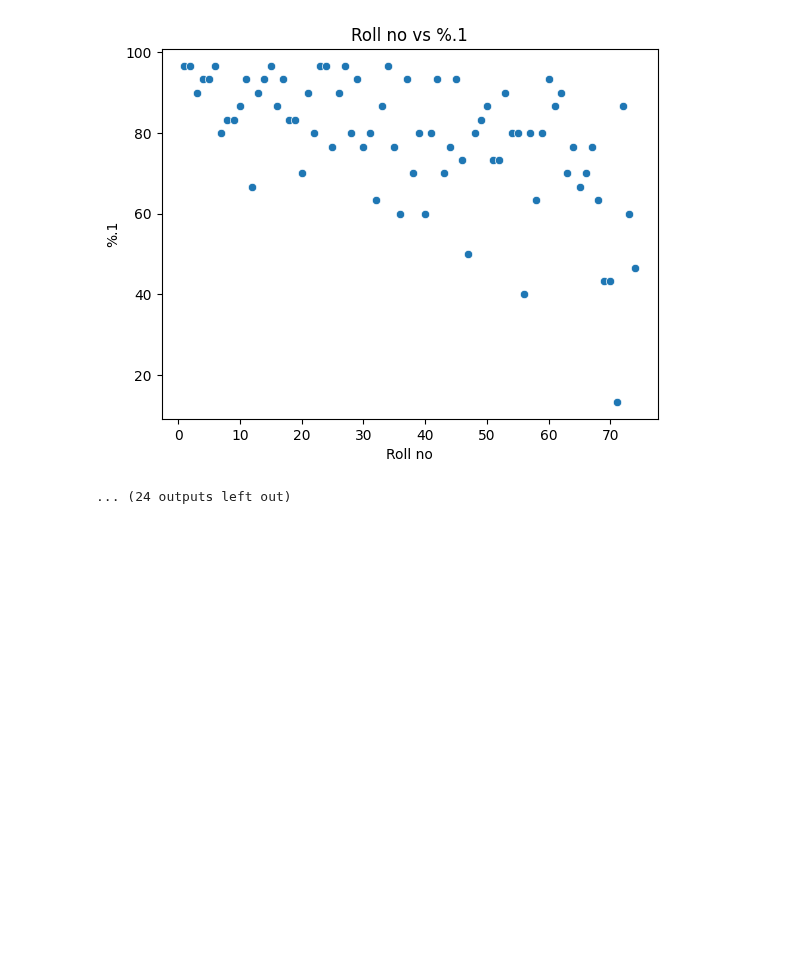
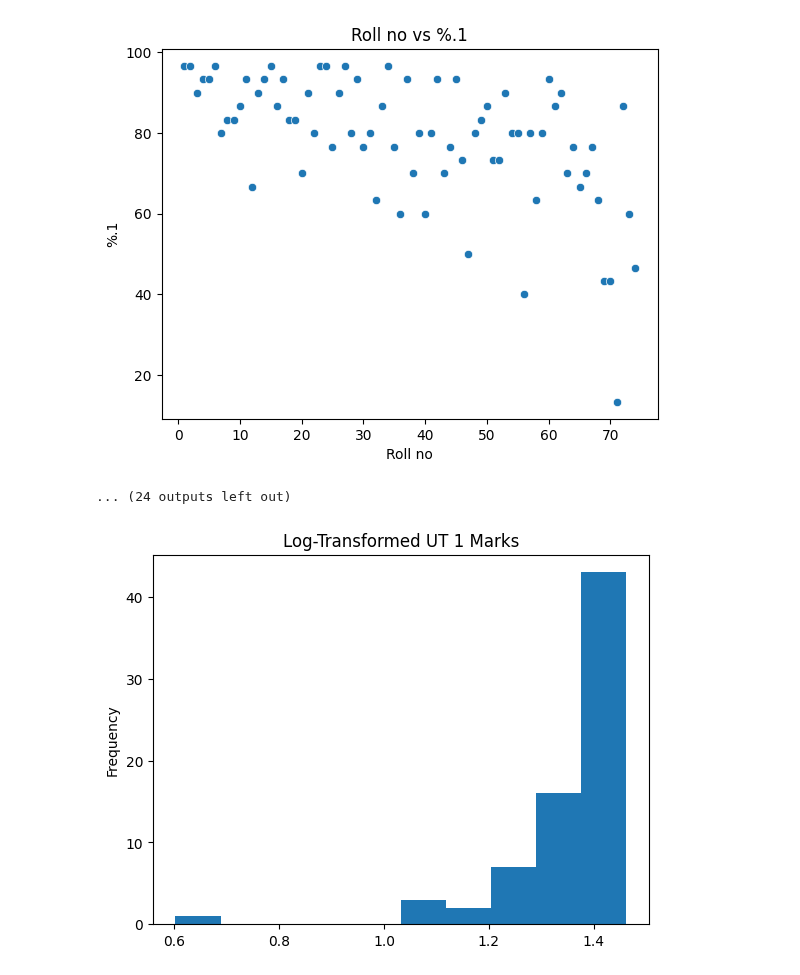
Before and after one commit to PratikShinde117/DSBDAL, a Jupyter notebook: lab2/practical_2.ipynb, the cells around one changed output. Drawn from its saved outputs; the diff is of its cells as text; code cells hidden in the pictures; blank space fills up the shorter version.

```diff
--- a/lab2/practical_2.ipynb
+++ b/lab2/practical_2.ipynb
@@ -189,3 +182,12 @@ for col1, col2 in itertools.combinations(numeric_cols, 2):
 [figure]
 [figure]
 ... (24 outputs left out)
+# %%
+import numpy as np
+# Creating a new column with the base-10 logarithm of the scores
+df['Log_Marks'] = np.log10(df['UT 1 Marks'])
+# %%
+df['Log_Marks'].plot(kind='hist', title='Log-Transformed UT 1 Marks')
+plt.show()
+# %% [output]
+[figure, added]
```
Also changed, not shown: parts of 1 cell of this notebook, 5 other files.
